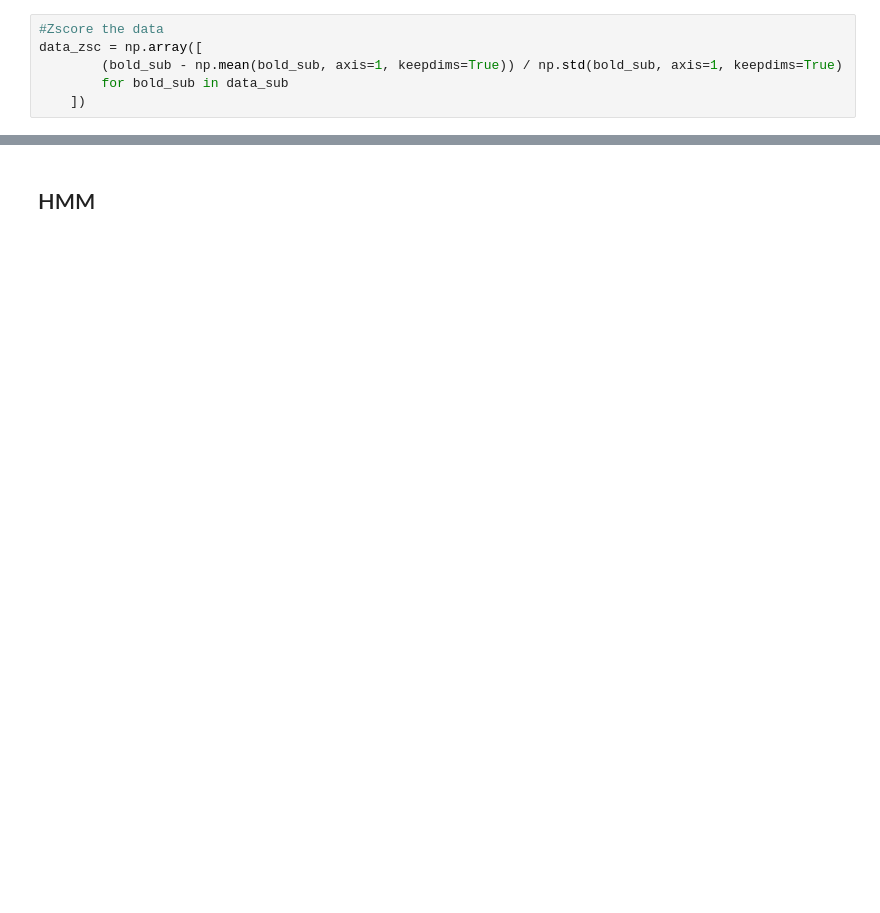
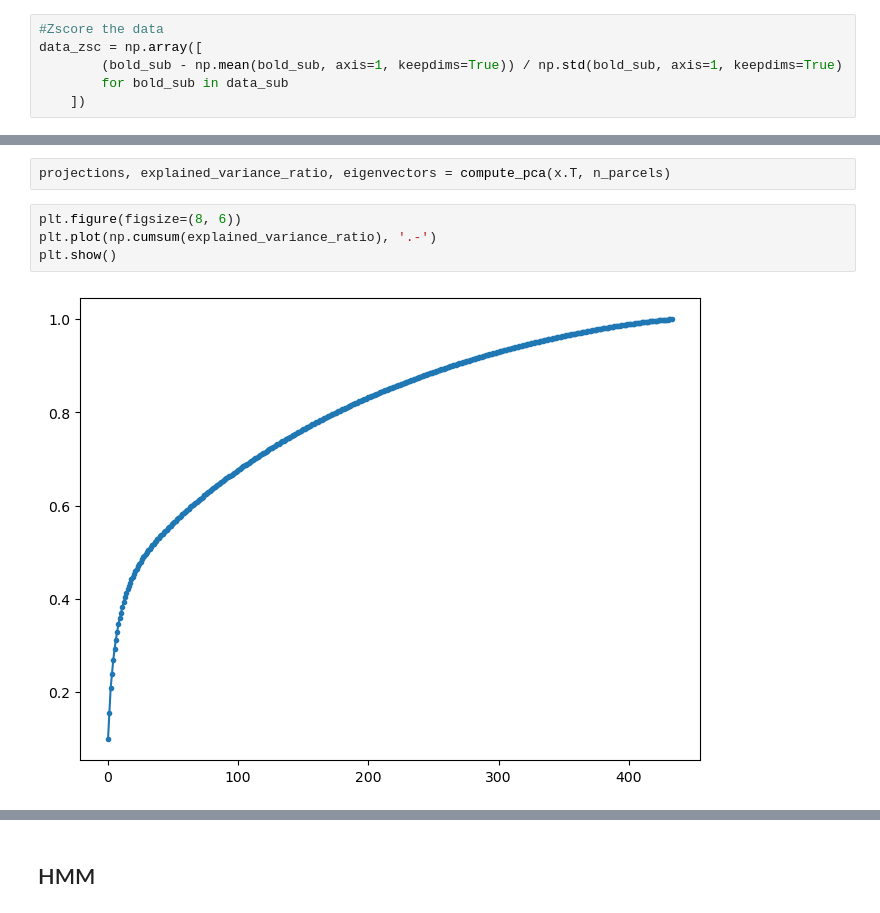
Before and after one commit to MarcoZenari/brainhackRome2025, a Jupyter notebook: hmm_fit.ipynb, the cells around one changed output, grey strips where cells are left out. Cells and saved outputs as stored; diff of their text form; blank space fills up the shorter version.

```diff
--- a/hmm_fit.ipynb
+++ b/hmm_fit.ipynb
@@ -151,0 +187,8 @@ plot_signals(data_zsc[k].T, dt = 1, n_plot=20, n_parcels=data_zsc[k].shape[1], t
+# %%
+projections, explained_variance_ratio, eigenvectors = compute_pca(x.T, n_parcels)
+# %%
+plt.figure(figsize=(8, 6))
+plt.plot(np.cumsum(explained_variance_ratio), '.-')
+plt.show()
+# %% [output]
+[figure, added]
```
Also changed, not shown: parts of 25 cells of this notebook.
